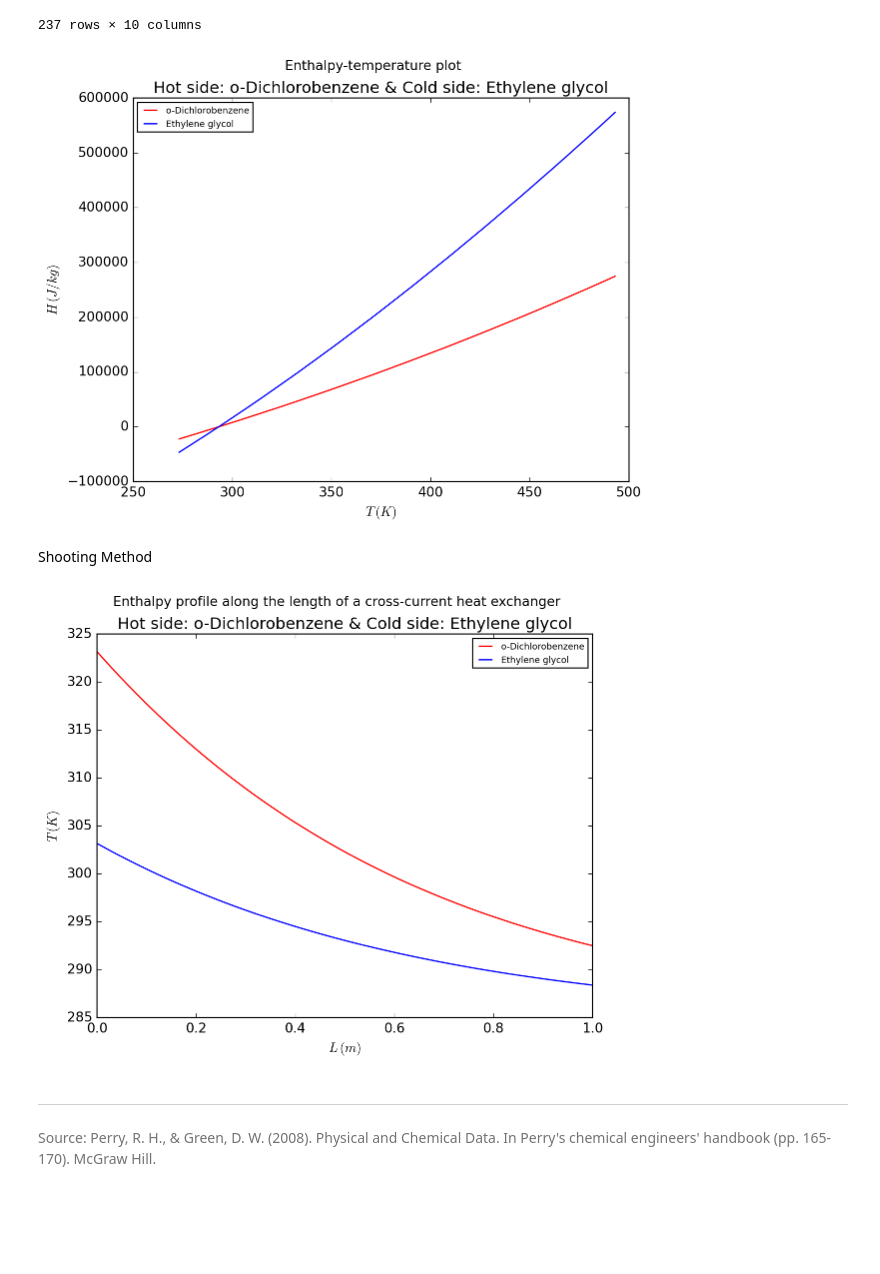
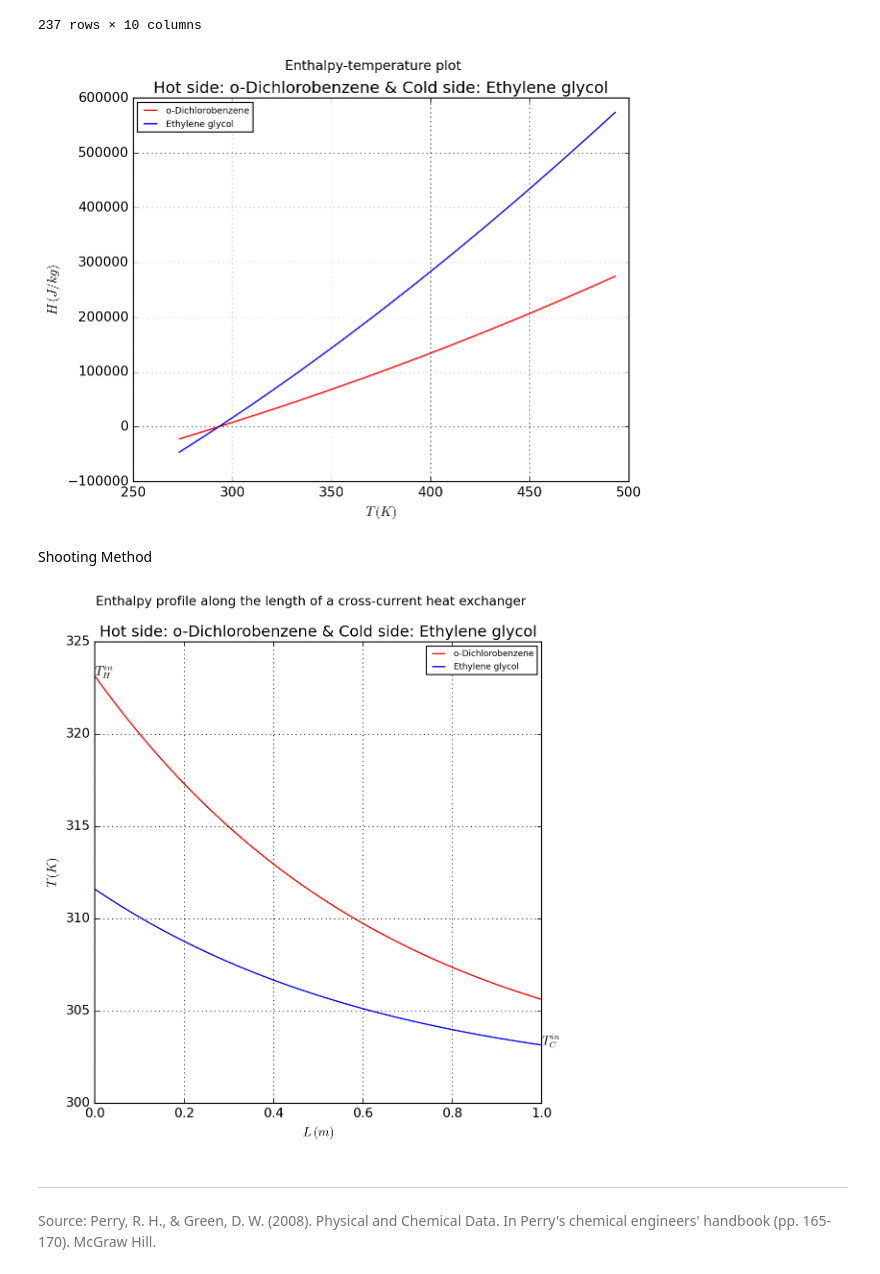
Before and after one commit to aakanksha-gubbala/processSimulation, a Jupyter notebook: Assignment 4/Assignment-4.ipynb, the cells around one changed output. Cells and saved outputs as stored; diff of their text form; code cells hidden in the pictures; blank space fills up the shorter version.

```diff
--- a/Assignment 4/Assignment-4.ipynb
+++ b/Assignment 4/Assignment-4.ipynb
@@ -23,8 +23,6 @@ from matplotlib import style
 from IPython.display import display, Math
 %matplotlib inline
 %config InlineBackend.figure_format = 'retina'
-matplotlib.rcParams.update({'font.size': 14})
-matplotlib.rcParams['figure.figsize'] = [10,10]
 
 style.use("classic")
 # %% [markdown]
@@ -84,6 +82,7 @@ T_H = scipy.interpolate.UnivariateSpline(H_H(T), T, k=1, s=0)
 T_C = scipy.interpolate.UnivariateSpline(H_C(T), T, k=1, s=0)
 # %%
 plt.figure(facecolor='white')
+plt.grid()
 plt.suptitle("Enthalpy-temperature plot")
 plt.title("Hot side: %s & Cold side: %s" % (compH, compC))
 plt.plot(T, H_H(T), color='red', linewidth=1.2, label=compH)
@@ -92,7 +91,7 @@ plt.xlabel(r'$T\, (K)$')
 plt.ylabel(r'$H\, (J/kg)$')
 plt.legend(loc='best', fontsize=8);
 # %% [output]
-[figure, old version]
+[figure, new version]
 # %% [markdown]
 <p style="font-family:futura;">Shooting Method</p>
 # %%
@@ -122,14 +121,14 @@ class CrossCurrentHX:
 
     def shoot(self, T_Cout):
         self.T_Cout = T_Cout
-        H0 = [H_H(self.T_Hin), H_C(T_Cout)]
+        H0 = [H_H(self.T_Hin), H_C(self.T_Cout)]
         z = [0, self.L]
 
         solution = scipy.integrate.odeint(self.model, H0, z)
         H_Cin = solution[-1, 1]
         T_Cin = T_C(H_Cin)
 
-        error = [T_Cin - T_Cin]
+        error = [T_Cin - self.T_Cin]
         return error
 
     def solve(self, n=100):
@@ -153,16 +152,19 @@ class CrossCurrentHX:
 hx = CrossCurrentHX()
 hx.solve()
 # %%
-plt.figure(facecolor='white')
+plt.figure(facecolor='white', figsize=(7.5, 7.5))
+plt.grid()
 plt.suptitle("Enthalpy profile along the length of a cross-current heat exchanger")
 plt.title("Hot side: %s & Cold side: %s" % (compH, compC))
 plt.plot(hx.dfsol.z, hx.dfsol.T_H, color='red', linewidth=1.2, label=compH)
 plt.plot(hx.dfsol.z, hx.dfsol.T_C, color='blue', linewidth=1.2, label=compC)
+plt.annotate(r'$T_H^{in}$', xy=(0, hx.T_Hin))
+plt.annotate(r'$T_C^{in}$', xy=(hx.L, hx.T_Cin))
 plt.xlabel(r'$L\, (m)$')
 plt.ylabel(r'$T\, (K)$')
 plt.legend(loc='best', fontsize=8);
 # %% [output]
-[figure, old version]
+[figure, new version]
 # %% [markdown]
 ---
 <p style="color:#737373; font-family:futura;">Source: Perry, R. H., &amp; Green, D. W. (2008). Physical and Chemical Data. In Perry's chemical engineers' handbook (pp. 165-170). McGraw Hill.</p>
```
